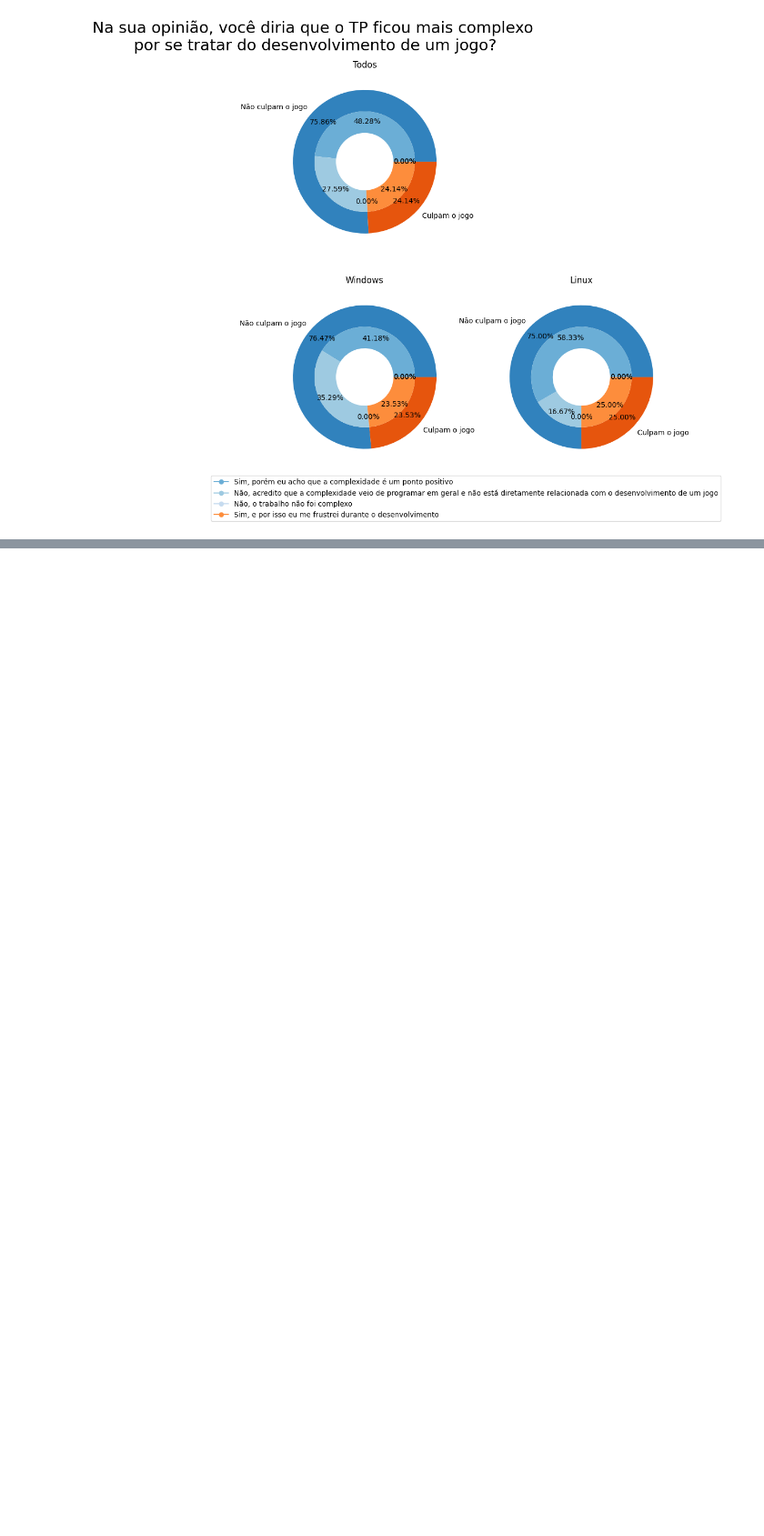
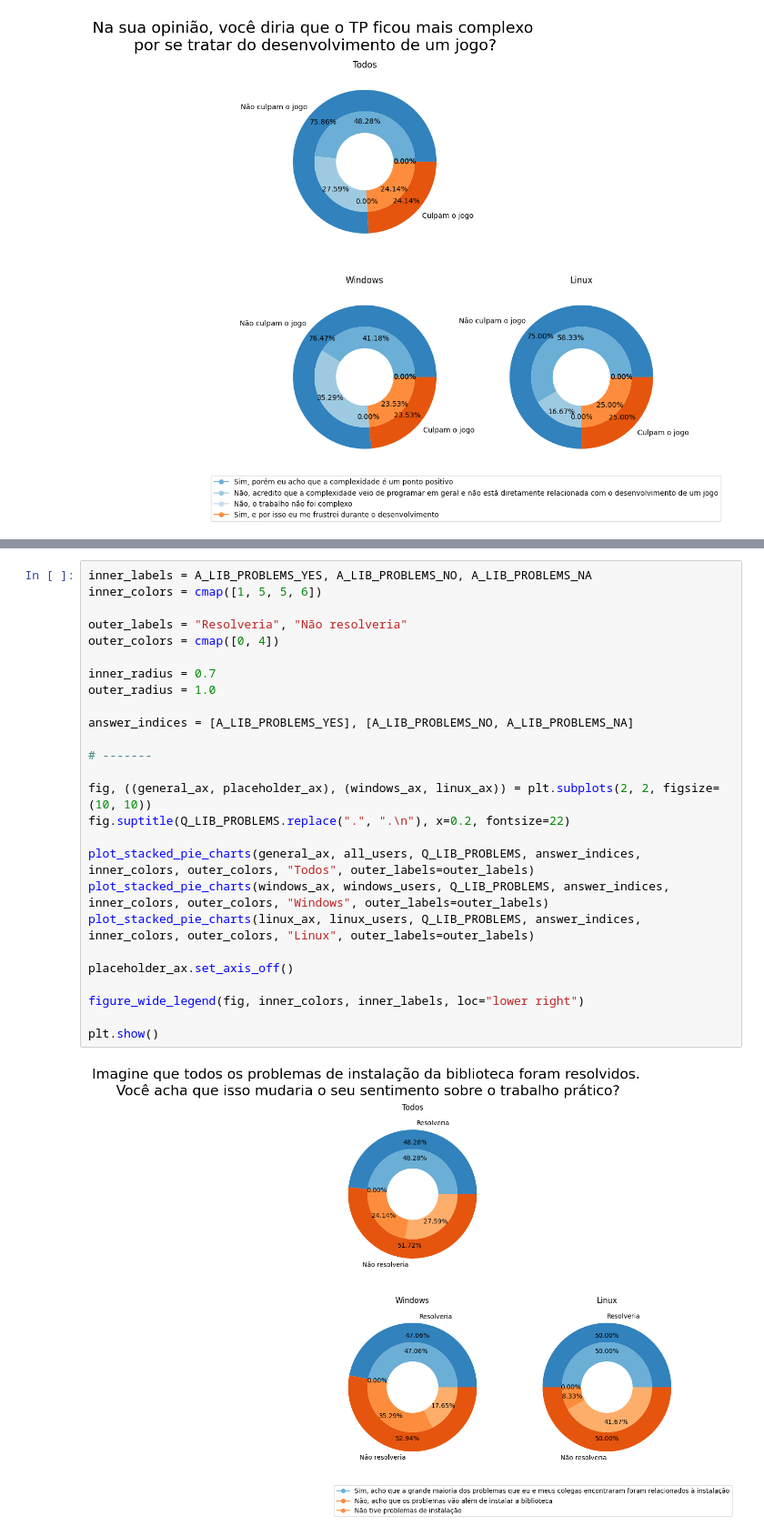
Before and after one commit to Syndelis/questionario-jogo-h, a Jupyter notebook: resultados.ipynb, the cells around one changed output, grey strips where cells are left out. Shown at 91% size. Drawn from its saved outputs; the diff is of its cells as text; blank space fills up the shorter version.

Commit message:
adicionado gráfico da pergunta sobre problemas instalação

```diff
--- a/resultados.ipynb
+++ b/resultados.ipynb
@@ -335,3 +331,31 @@ figure_wide_legend(fig, inner_colors, inner_labels, loc="lower right")
 plt.show()
 # %% [output]
 [figure]
+# %%
+inner_labels = A_LIB_PROBLEMS_YES, A_LIB_PROBLEMS_NO, A_LIB_PROBLEMS_NA
+inner_colors = cmap([1, 5, 5, 6])
+
+outer_labels = "Resolveria", "Não resolveria"
+outer_colors = cmap([0, 4])
+
+inner_radius = 0.7
+outer_radius = 1.0
+
+answer_indices = [A_LIB_PROBLEMS_YES], [A_LIB_PROBLEMS_NO, A_LIB_PROBLEMS_NA]
+
+# -------
+
+fig, ((general_ax, placeholder_ax), (windows_ax, linux_ax)) = plt.subplots(2, 2, figsize=(10, 10))
+fig.suptitle(Q_LIB_PROBLEMS.replace(".", ".\n"), x=0.2, fontsize=22)
+
+plot_stacked_pie_charts(general_ax, all_users, Q_LIB_PROBLEMS, answer_indices, inner_colors, outer_colors, "Todos", outer_labels=outer_labels)
+plot_stacked_pie_charts(windows_ax, windows_users, Q_LIB_PROBLEMS, answer_indices, inner_colors, outer_colors, "Windows", outer_labels=outer_labels)
+plot_stacked_pie_charts(linux_ax, linux_users, Q_LIB_PROBLEMS, answer_indices, inner_colors, outer_colors, "Linux", outer_labels=outer_labels)
+
+placeholder_ax.set_axis_off()
+
+figure_wide_legend(fig, inner_colors, inner_labels, loc="lower right")
+
+plt.show()
+# %% [output]
+[figure, added]
```
Also changed, not shown: parts of 2 cells of this notebook.
